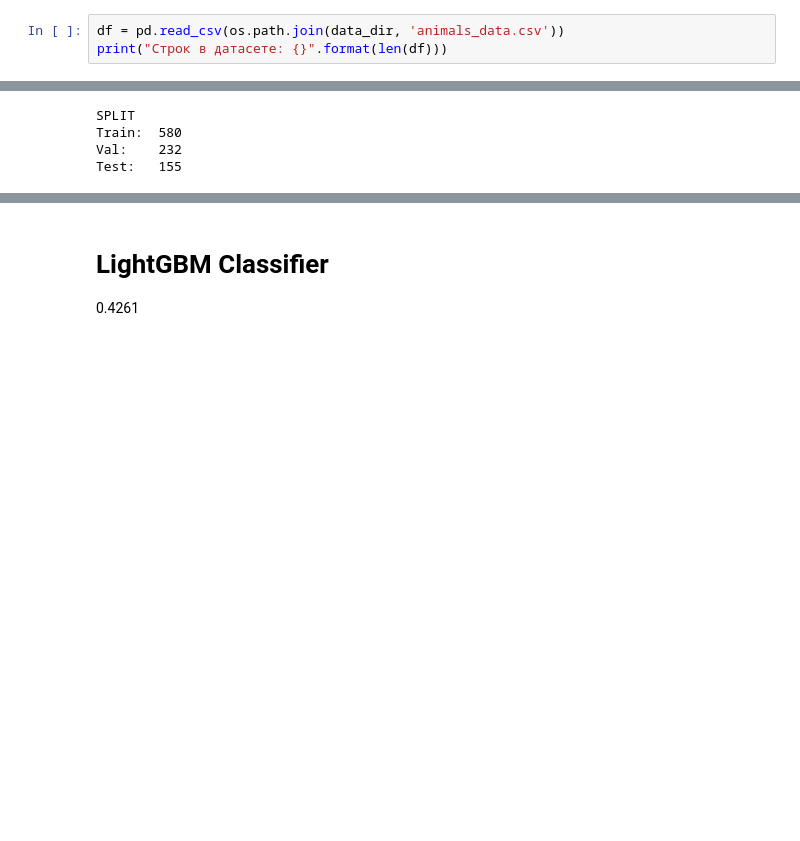
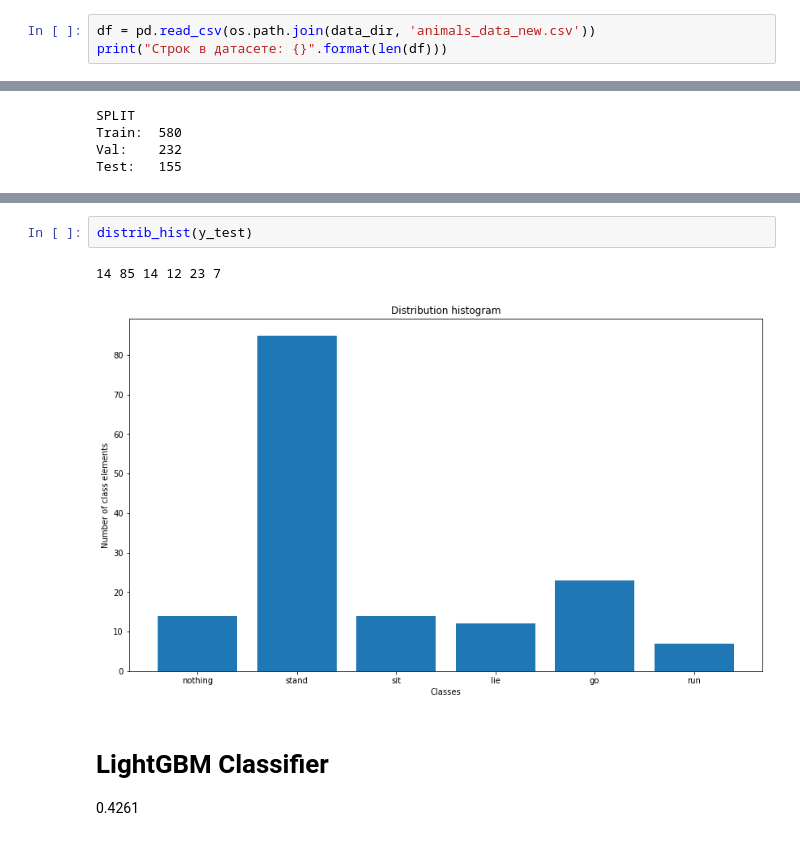
Before and after one commit to Maximrez/Pets-Activity-Interpreter-New, a Jupyter notebook: training_classifier.ipynb, the cells around one changed output, grey strips where cells are left out. Drawn from its saved outputs; the diff is of its cells as text; blank space fills up the shorter version.

```diff
--- a/training_classifier.ipynb
+++ b/training_classifier.ipynb
@@ -54,5 +38,5 @@ shutil.unpack_archive('/content/animals_data.zip', data_dir)
 # %%
-df = pd.read_csv(os.path.join(data_dir, 'animals_data.csv'))
+df = pd.read_csv(os.path.join(data_dir, 'animals_data_new.csv'))
 print("Строк в датасете: {}".format(len(df)))
 # %% [output]
 Строк в датасете: 967
@@ -172,3 +156,8 @@ distrib_hist(y_train)
+# %%
+distrib_hist(y_test)
+# %% [output]
+14 85 14 12 23 7
+[figure, added]
 # %% [markdown]
 # LightGBM Classifier
 0.4261
```
Also changed, not shown: parts of 52 cells of this notebook, 6 other files.
